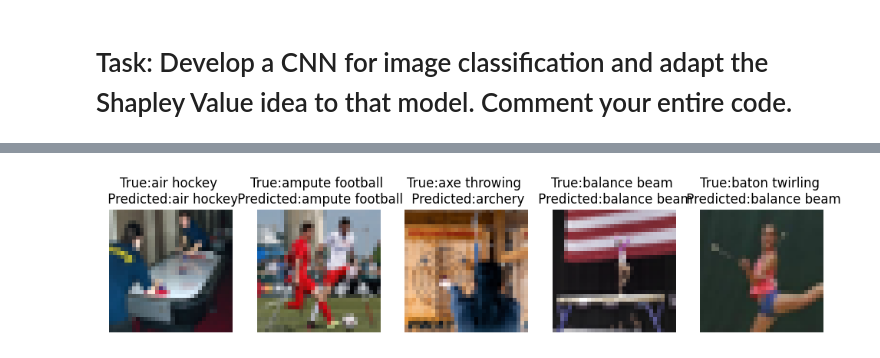
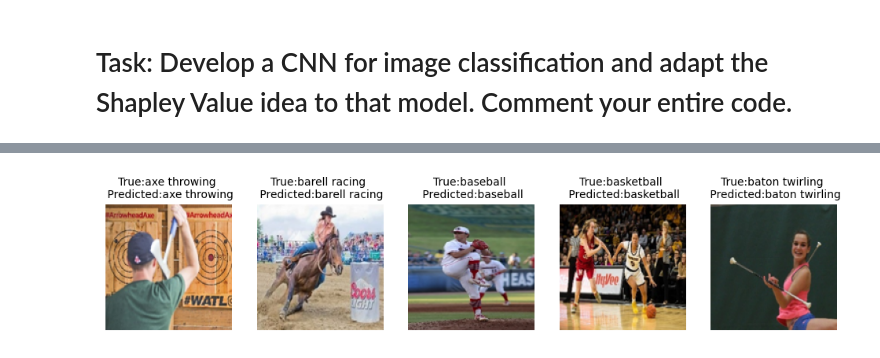
Before and after one commit to MaxHam/AML, a Jupyter notebook: Ex10.ShapleyValues.ipynb, the cells around one changed output, grey strips where cells are left out. Cells and saved outputs as stored; diff of their text form; code cells hidden in the pictures.

```diff
--- a/Ex10.ShapleyValues.ipynb
+++ b/Ex10.ShapleyValues.ipynb
@@ -234,8 +232,7 @@ from torchvision.utils import make_grid
 from PIL import Image
 
 class_names=sorted(os.listdir('./data/sports/train'))
-print(class_names)
-print(len(class_names))
+
 # only keep 10 classes
 class_names=class_names[:10]
 N=list(range(len(class_names)))
@@ -268,7 +265,7 @@ import pandas as pd
 from PIL import Image
 import numpy as np
 
-def images_to_arrays(tuples_list, target_size=(32, 32), normalize=True):
+def images_to_arrays(tuples_list, target_size=(128, 128), normalize=True):
     """
     Convert images specified in a list of tuples to NumPy arrays.
 
@@ -301,6 +298,7 @@ def images_to_arrays(tuples_list, target_size=(32, 32), normalize=True):
     return np.array(image_arrays), np.array(image_labels)
 
 # load images as arrays
-x_train, y_train = images_to_arrays(path_label)
-x_test, y_test = images_to_arrays(tpath_label)
+img_size = (128, 128)
+x_train, y_train = images_to_arrays(path_label, target_size=img_size)
+x_test, y_test = images_to_arrays(tpath_label, target_size=img_size)
 # %% [output]
@@ -327,8 +325,8 @@ plt.show()
 # Create CNN model
 import tensorflow as tf
 
-inputs = tf.keras.Input(shape=(32, 32, 3))
-x = tf.keras.layers.Conv2D(32, (3, 3), activation='relu')(inputs)
+inputs = tf.keras.Input(shape=(128, 128, 3))
+x = tf.keras.layers.Conv2D(128, (3, 3), activation='relu')(inputs)
 x = tf.keras.layers.MaxPooling2D((2, 2))(x)
 x = tf.keras.layers.Conv2D(128, (3, 3), activation='relu')(inputs)
 x = tf.keras.layers.Conv2D(32, (3, 3), activation='relu')(inputs)
@@ -347,5 +345,5 @@ model.compile(
       metrics=[tf.keras.metrics.SparseCategoricalAccuracy()]
   )
 
-model.fit(x_train, y_train, validation_data=(x_test, y_test), epochs = 100)
+model.fit(x_train, y_train, validation_data=(x_test, y_test), epochs = 10)
 # %% [output]
@@ -370,20 +392,22 @@ Epoch 100/100
 # %%
 # predict on the test set.
 
+# number of classes to show
+n = 5
 # example image for each class
 images_dict = dict()
 
 for i, l in enumerate(y_train):
-    if len(images_dict)==10:
+    if len(images_dict)==n:
         break
     if l not in images_dict.keys():
-        images_dict[l] = x_train[i].reshape((32, 32,3))
+        images_dict[l] = x_train[i].reshape((128, 128,3))
 images_dict = dict(sorted(images_dict.items()))
 
 # example image for each class for test set
 x_test_dict = dict()
 for i, l in enumerate(y_test):
-    if len(x_test_dict)==5:
+    if len(x_test_dict)==n:
         break
     if l not in x_test_dict.keys():
         x_test_dict[l] = x_test[i]
@@ -398,5 +422,7 @@ predicted_class = np.argmax(predictions, axis=1)
 
 # compute accuracy
 accuracy = np.mean(predicted_class == sorted(x_test_dict))
-print(f"Accuracy on test set: {accuracy * 100}%")
+print(f"Accuracy on subset of test set: {accuracy * 100}%")
+
+# Prediction performance are rather medicore, but we will still use this model to demonstrate SHAP.
 # %% [output]
@@ -405,17 +431,16 @@ Accuracy on test set: 60.0%
 # %%
 # plot actual and predicted class
-n = 5
 fig, axes = plt.subplots(1,n, figsize=(12,12))
 
 # get list of x_test_dict  values
-for i in range(n):
-    plt.subplot(1,n,i+1)
+for i in range(x_test_each_class.shape[0]):
+    plt.subplot(1,x_test_each_class.shape[0],i+1)
     plt.imshow(x_test_each_class[i])
-    plt.title(f"True:{reverse_mapping[sorted(x_test_dict)[i]]} \n Predicted:{reverse_mapping[predicted_class[i]]}")
+    plt.title(f"True:{reverse_mapping[sorted(x_test_dict)[i]]} \n Predicted:{reverse_mapping[predicted_class[i]]}", size=10)
     plt.axis('off')
 plt.show()
 # %% [output]
-[figure, old version]
+[figure, new version]
 # %%
 # Shapley values
 import shap
```
Also changed, not shown: parts of 13 cells of this notebook, 6 other files.
